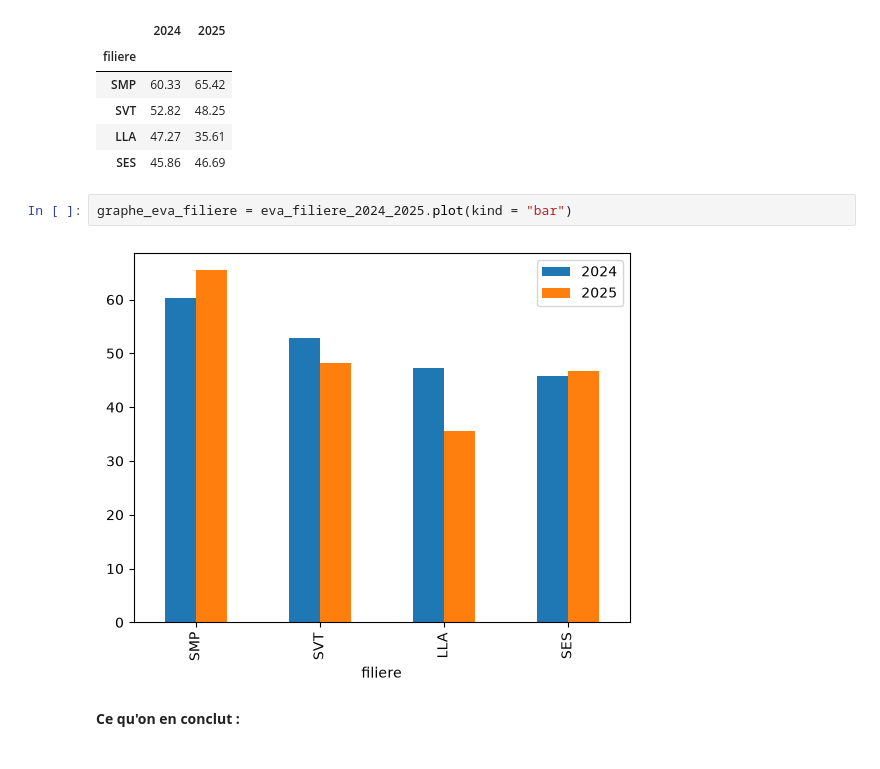
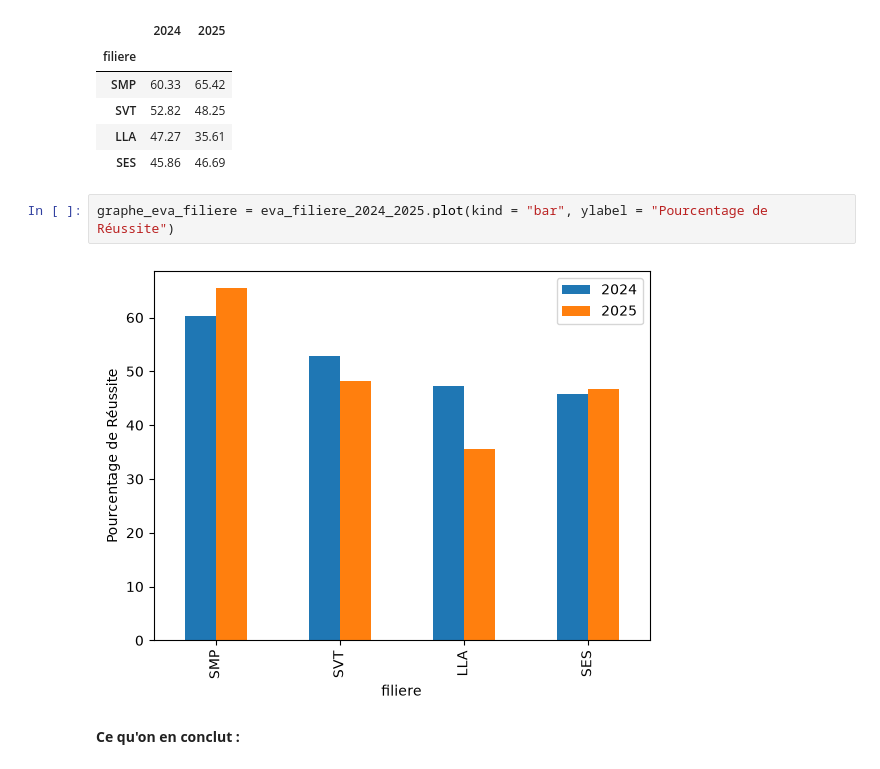
Before and after one commit to beaufilsronkerry/projet-data-examens, a Jupyter notebook: exploration.ipynb, the cells around one changed output. Cells and saved outputs as stored; diff of their text form.

```diff
--- a/exploration.ipynb
+++ b/exploration.ipynb
@@ -212,9 +212,9 @@ eva_filiere_2024_2025
 | LLA | 47.27 | 35.61 |
 | SES | 45.86 | 46.69 |
 # %%
-graphe_eva_filiere = eva_filiere_2024_2025.plot(kind = "bar")
+graphe_eva_filiere = eva_filiere_2024_2025.plot(kind = "bar", ylabel = "Pourcentage de Réussite")
 # %% [output]
-[figure, old version]
+[figure, new version]
 # %% [markdown]
 **Ce qu'on en conclut :**
 # %% [markdown]
```
Also changed, not shown: parts of 19 cells of this notebook, 1 other file.
